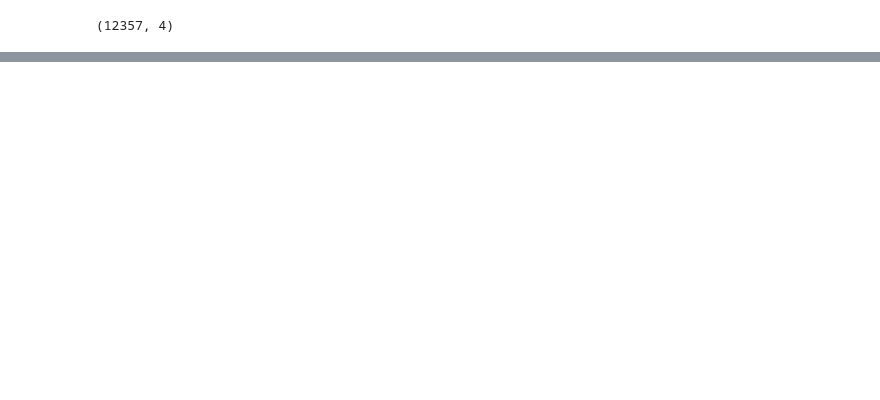
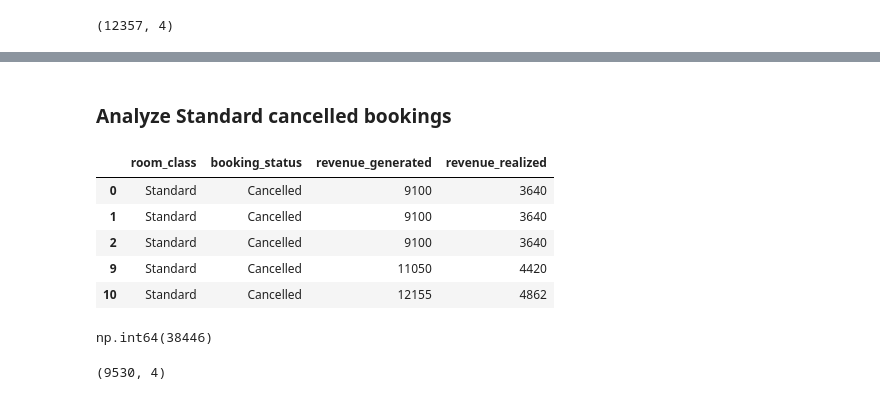
Before and after one commit to Bhuvi128/Hospitality-Revenue-Optimization-Data-analysis, a Jupyter notebook: Hospitality Revenue Optimzation.ipynb, the cells around one changed output, grey strips where cells are left out. Saved outputs shown, nothing was run; the diff lists cells and outputs as text; code cells hidden in the pictures; blank space fills up the shorter version.

```diff
--- a/Hospitality Revenue Optimzation.ipynb
+++ b/Hospitality Revenue Optimzation.ipynb
@@ -563,2 +607,22 @@ indicating higher refunds for cancelled bookings
 2. There is no outliers for both revenue generated and realized for cancelled bookings, indicating there is no exceptionally extreme revenues.
 3. So reducing refunds and following strict cancellation policies may reduce revenue loss due to cancelled bookings.
+# %% [markdown]
+### Analyze Standard cancelled bookings
+# %%
+Standard_cancelled = cancelled_book_rooms[cancelled_book_rooms['room_class'] == 'Standard']
+Standard_cancelled.head()
+# %% [output]
+|  | room_class | booking_status | revenue_generated | revenue_realized |
+| 0 | Standard | Cancelled | 9100 | 3640 |
+| 1 | Standard | Cancelled | 9100 | 3640 |
+| 2 | Standard | Cancelled | 9100 | 3640 |
+| 9 | Standard | Cancelled | 11050 | 4420 |
+| 10 | Standard | Cancelled | 12155 | 4862 |
+# %%
+room_class_vc['Standard']
+# %% [output]
+np.int64(38446)
+# %%
+Standard_cancelled.shape
+# %% [output]
+(9530, 4)
```
Also changed, not shown: parts of 32 cells of this notebook, 1 other file.
